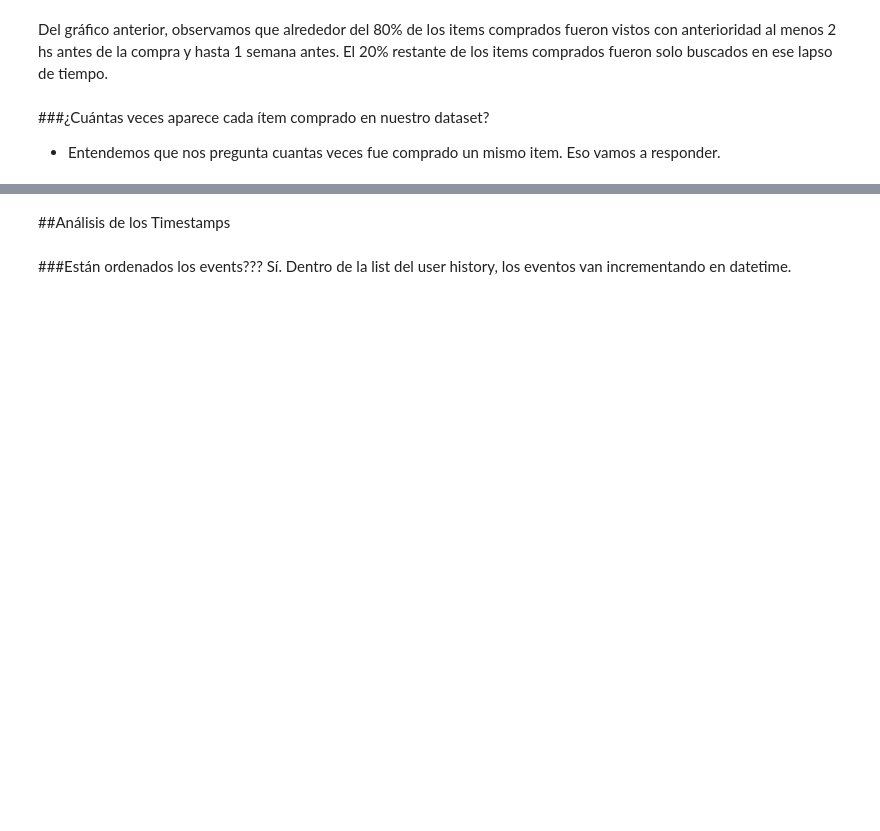
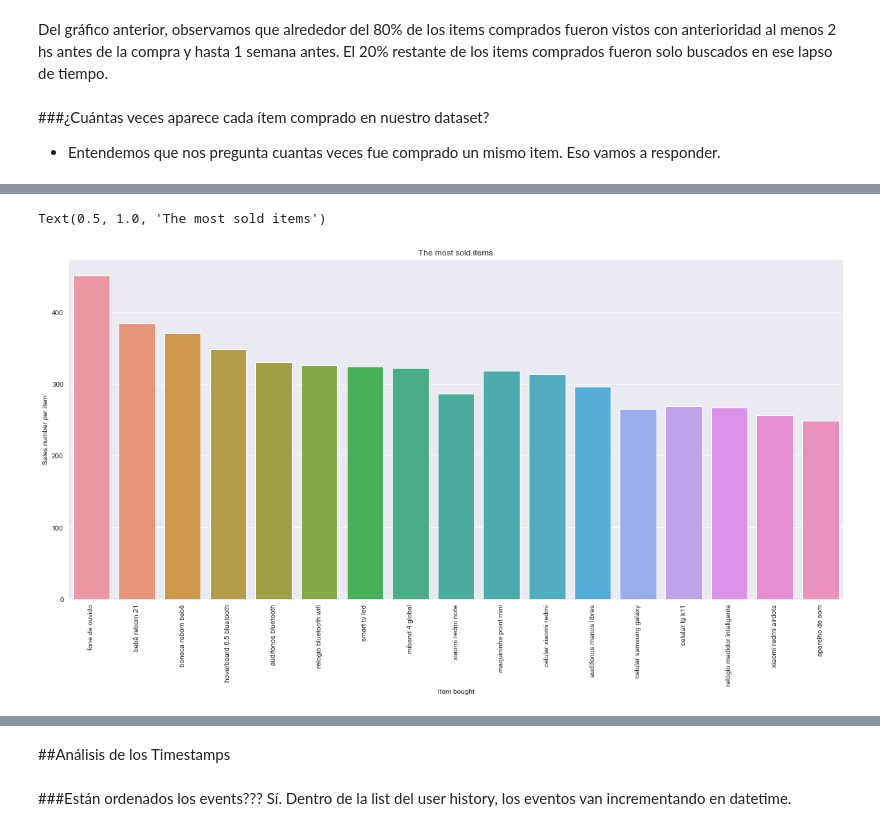
Before and after one commit to melinaLuque/mentoria, a Jupyter notebook: Hito_1_Grupo_B_MentoMELI.ipynb, the cells around one changed output, grey strips where cells are left out. Drawn from its saved outputs; the diff is of its cells as text; code cells hidden in the pictures; blank space fills up the shorter version.

Commit message:
Con actualizaciones en el grafico de items mas vendidos.

```diff
--- a/Hito_1_Grupo_B_MentoMELI.ipynb
+++ b/Hito_1_Grupo_B_MentoMELI.ipynb
@@ -915,14 +916,17 @@ dup_items_2=dup_items_2.drop_duplicates()
 #Nos quedamos con los 20 articulos mas vendidos para graficar.
 dup_items_3=dup_items_2[:20]
 
-#Visualizamos los resultados obtenidos.
+#Definimos la funcion que splitea los titulos.
+def split(cell):
+  aux=cell.split(sep=' ')[0].lower()+' '+cell.split(sep=' ')[1].lower()+' '+cell.split(sep=' ')[2].lower() # Split string into list of items and remain 1st element
 
-import seaborn
-plt.figure(figsize=(20,9))
-seaborn.barplot(x=dup_items_3.bought_first_word,y=dup_items_3.repetitions,ci=None)
-plt.xticks(rotation=90)
-plt.ylabel('Number of repetitions')
-plt.xlabel('Item bought')
+  return aux
+
+#Aplicamos la funcion a las columnas "title" y "bought_title"
+
+# Create a new column with the 3 first words
+dup_items_3.loc[:, 'cut_title'] = dup_items_3.title_bought\
+    .apply(split)   # data.loc[<row selection>, <column selection>]
 # %% [output]
 A value is trying to be set on a copy of a slice from a DataFrame
 
@@ -932,0 +945,3 @@ Text(0.5, 0, 'Item bought')
+# %%
+dup_items_3=dup_items_3.sort_values('repetitions',ascending=False)
+dup_items_3
@@ -932,0 +987,11 @@ Text(0.5, 0, 'Item bought')
+# %%
+import seaborn
+plt.figure(figsize=(20,9))
+seaborn.barplot(x=dup_items_3.cut_title,y=dup_items_3.repetitions,ci=None)
+plt.xticks(rotation=90)
+plt.ylabel('Sales number per item')
+plt.xlabel('Item bought')
+plt.title('The most sold items')
+# %% [output]
+Text(0.5, 1.0, 'The most sold items')
+[figure, added]
```
Also changed, not shown: parts of 6 cells of this notebook.
